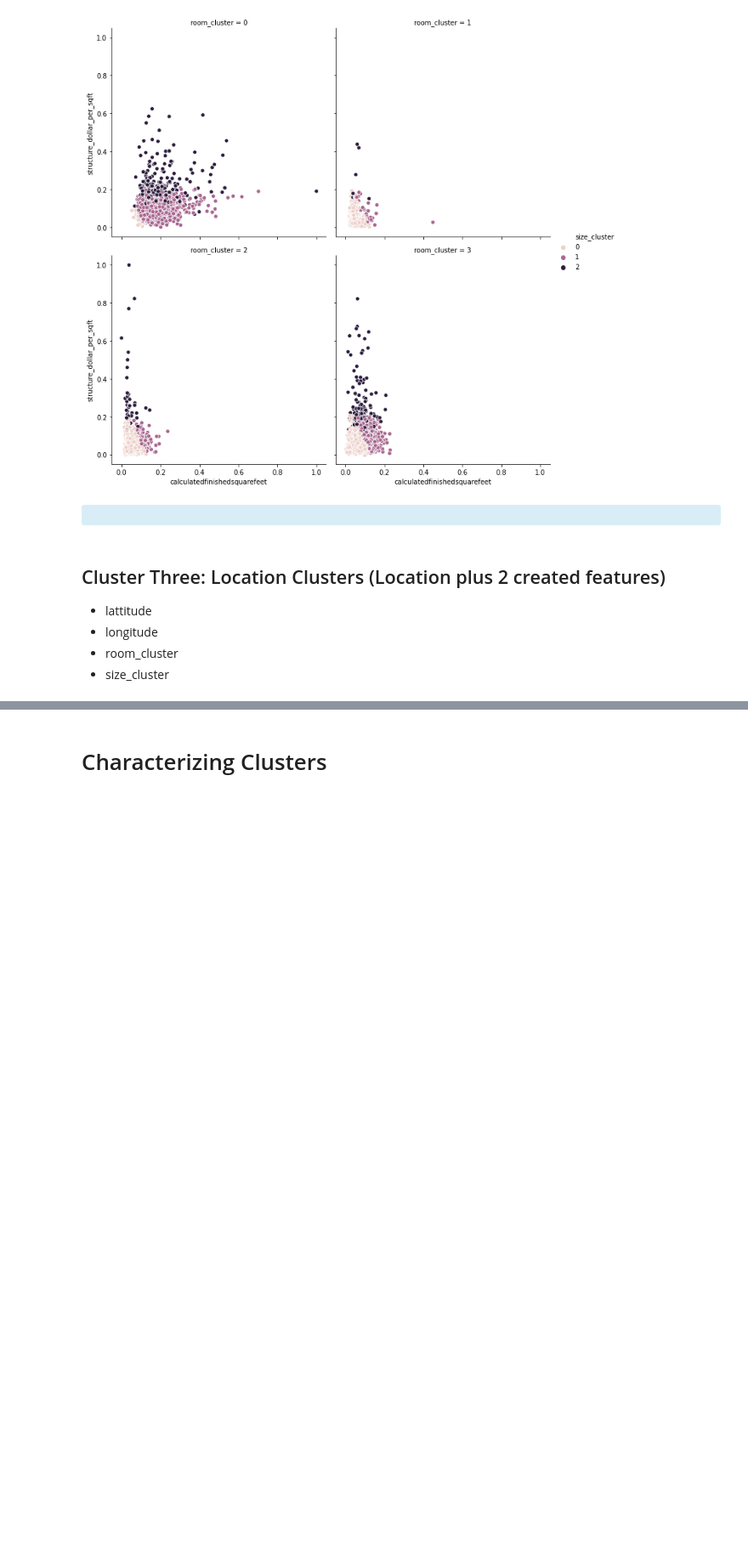
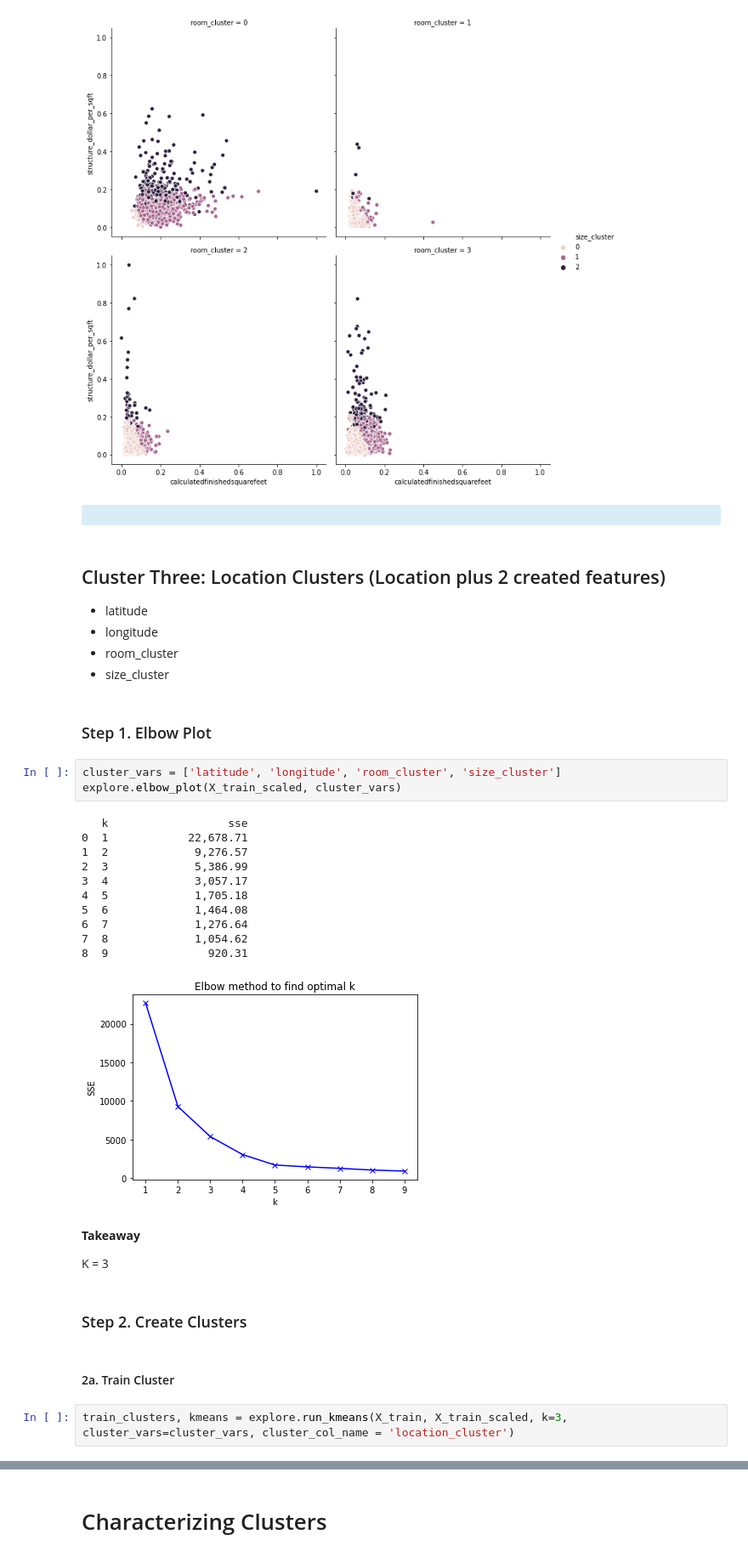
Before and after one commit to CSolitaire/zillow_cluster_project, a Jupyter notebook: mvp.ipynb, the cells around one changed output, grey strips where cells are left out. Shown at 85% size. Drawn from its saved outputs; the diff is of its cells as text; blank space fills up the shorter version.

```diff
--- a/mvp.ipynb
+++ b/mvp.ipynb
@@ -290,7 +290,34 @@ plt.show()
 # %% [markdown]
 ## Cluster Three: Location Clusters (Location plus 2 created features)
 
-- lattitude
+- latitude
 - longitude
 - room_cluster
 - size_cluster
+# %% [markdown]
+### Step 1. Elbow Plot
+# %%
+cluster_vars = ['latitude', 'longitude', 'room_cluster', 'size_cluster']
+explore.elbow_plot(X_train_scaled, cluster_vars)
+# %% [output]
+   k                  sse
+0  1            22,678.71
+1  2             9,276.57
+2  3             5,386.99
+3  4             3,057.17
+4  5             1,705.18
+5  6             1,464.08
+6  7             1,276.64
+7  8             1,054.62
+8  9               920.31
+[figure, added]
+# %% [markdown]
+**Takeaway**
+
+K = 3
+# %% [markdown]
+### Step 2. Create Clusters
+# %% [markdown]
+#### 2a. Train Cluster
+# %%
+train_clusters, kmeans = explore.run_kmeans(X_train, X_train_scaled, k=3, cluster_vars=cluster_vars, cluster_col_name = 'location_cluster')
```
Also changed, not shown: parts of 39 cells of this notebook.
